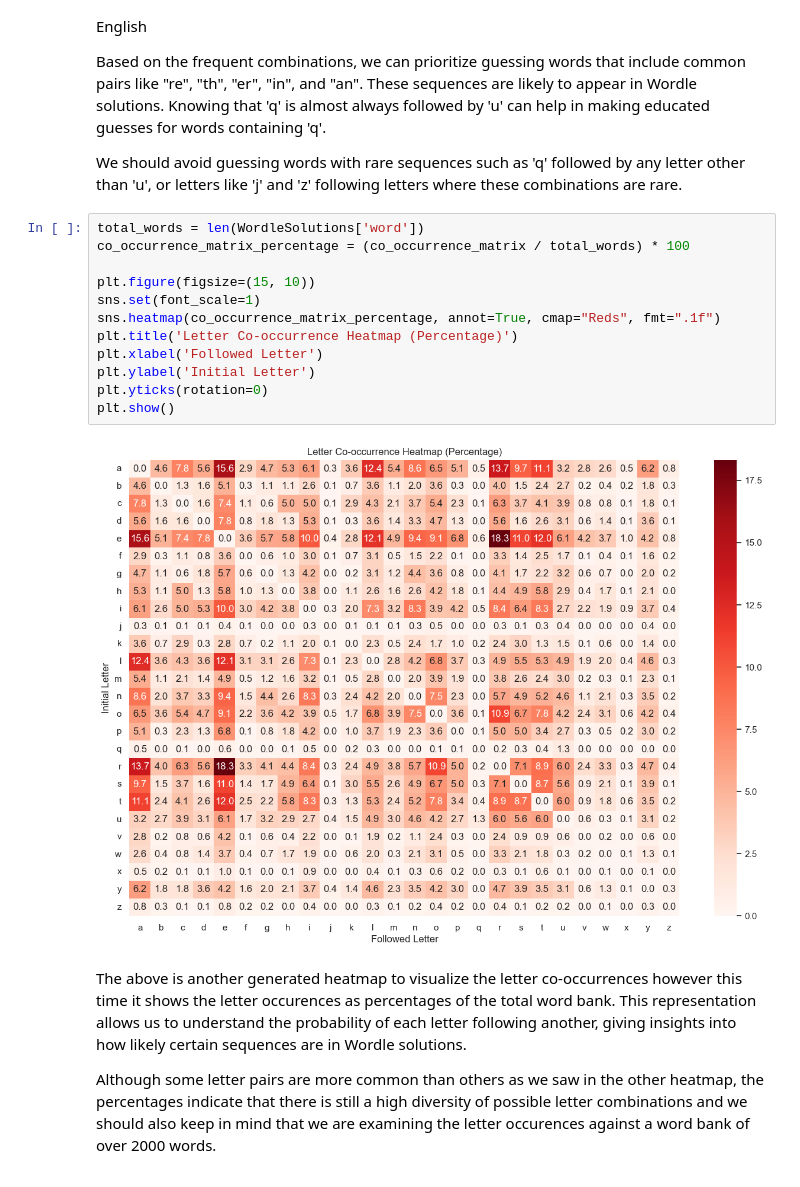
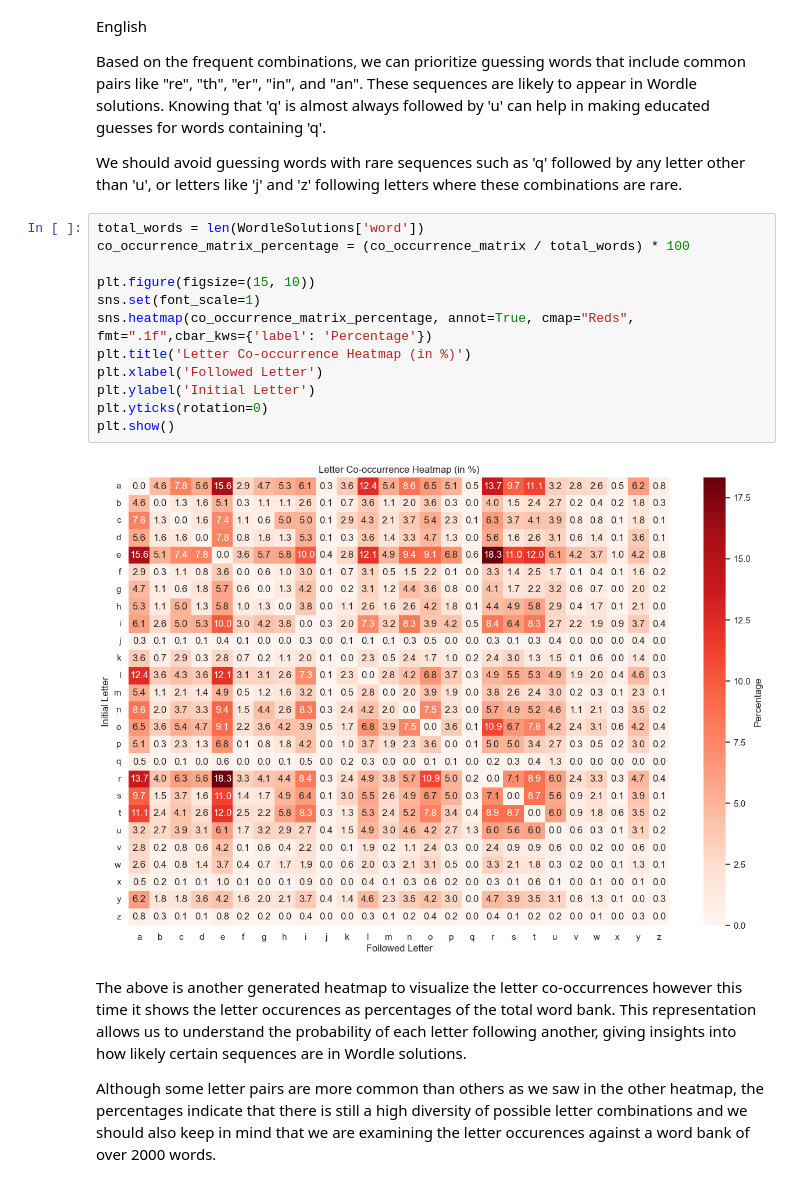
Before and after one commit to Dom17Pham/WordleMe, a Jupyter notebook: WordleAnalysis.ipynb, the cells around one changed output. Drawn from its saved outputs; the diff is of its cells as text.

```diff
--- a/WordleAnalysis.ipynb
+++ b/WordleAnalysis.ipynb
@@ -249,17 +249,17 @@ We should avoid guessing words with rare sequences such as 'q' followed by any l
 # %%
 total_words = len(WordleSolutions['word'])
 co_occurrence_matrix_percentage = (co_occurrence_matrix / total_words) * 100
 
 plt.figure(figsize=(15, 10))
 sns.set(font_scale=1)
-sns.heatmap(co_occurrence_matrix_percentage, annot=True, cmap="Reds", fmt=".1f")
-plt.title('Letter Co-occurrence Heatmap (Percentage)')
+sns.heatmap(co_occurrence_matrix_percentage, annot=True, cmap="Reds", fmt=".1f",cbar_kws={'label': 'Percentage'})
+plt.title('Letter Co-occurrence Heatmap (in %)')
 plt.xlabel('Followed Letter')
 plt.ylabel('Initial Letter')
 plt.yticks(rotation=0)
 plt.show()
 # %% [output]
-[figure, old version]
+[figure, new version]
 # %% [markdown]
 The above is another generated heatmap to visualize the letter co-occurrences however this time it shows the letter occurences as percentages of the total word bank. This representation allows us to understand the probability of each letter following another, giving insights into how likely certain sequences are in Wordle solutions.
 
```
Also changed, not shown: parts of 7 cells of this notebook.
